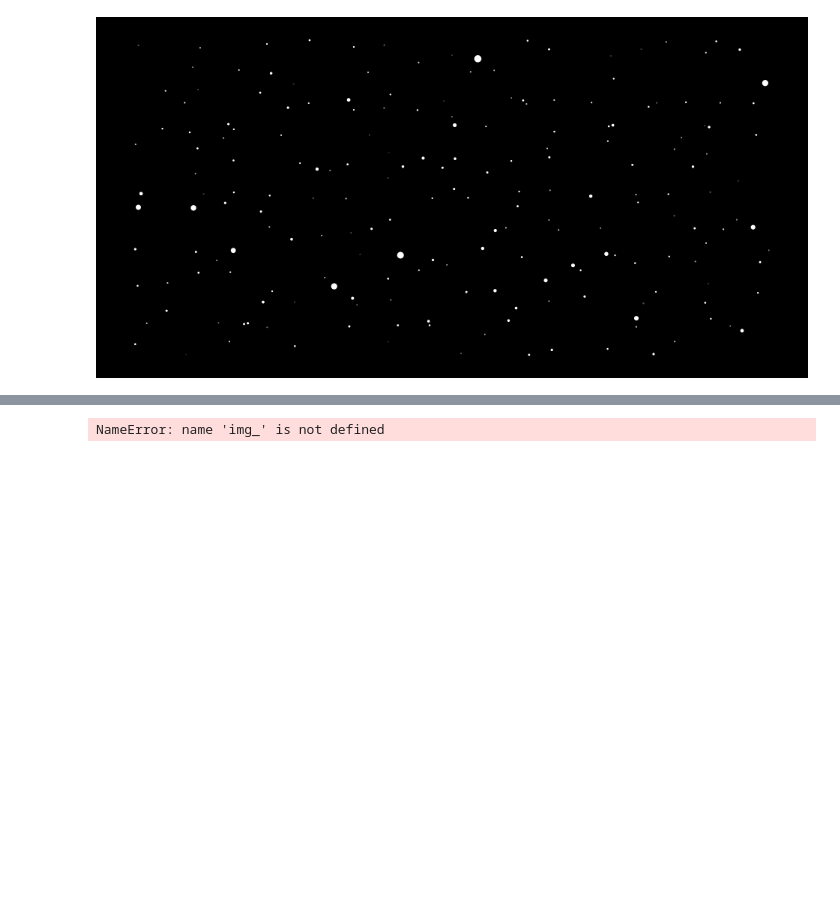
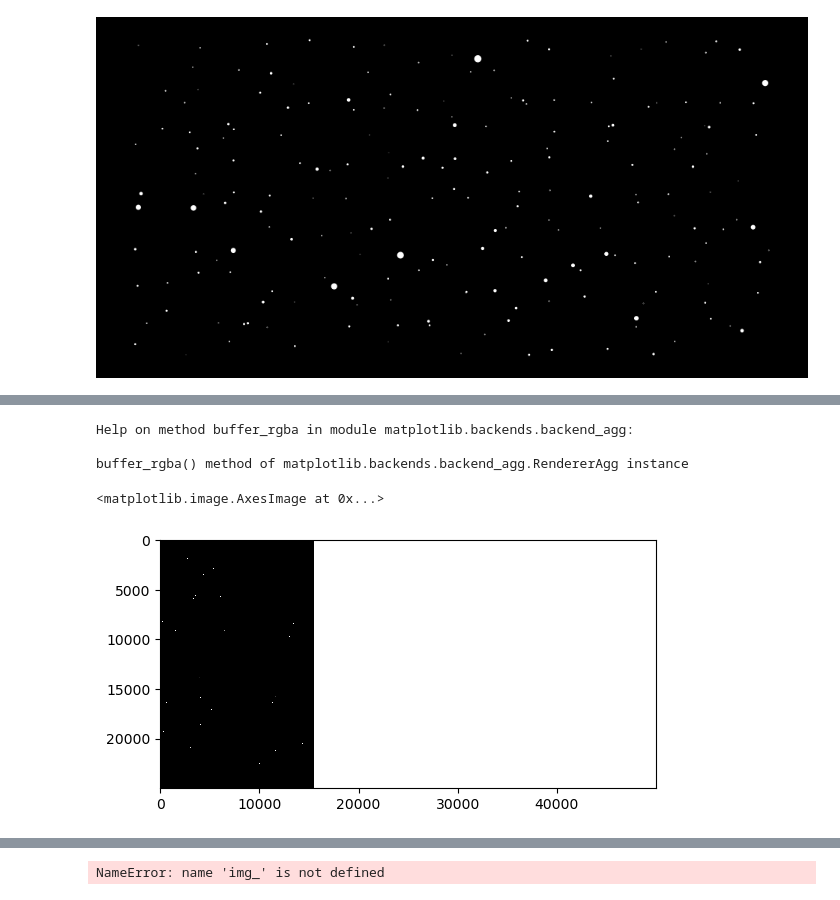
Before and after one commit to Ywatcher/GameNotesPanda3D, a Jupyter notebook: p1/6.1_starlight.ipynb, the cells around one changed output, grey strips where cells are left out. Cells and saved outputs as stored; diff of their text form; code cells hidden in the pictures; blank space fills up the shorter version.

```diff
--- a/p1/6.1_starlight.ipynb
+++ b/p1/6.1_starlight.ipynb
@@ -267,3 +300,9 @@ plt.show()
+# %%
+help(canvas.renderer.buffer_rgba)
+# %% [output]
+Help on method buffer_rgba in module matplotlib.backends.backend_agg:
+
+buffer_rgba() method of matplotlib.backends.backend_agg.RendererAgg instance
 # %%
 # with hidden window context
 # https://stackoverflow.com/questions/51627603/opengl-render-view-without-a-visible-window-in-python
@@ -273,6 +312,13 @@ plt.show()
 # %%
 # you should use gloo and context
 # to avoid context conflict with panda3d
+# %%
+from matplotlib import pyplot as plt
+# plt.figure(figsize=(600,300))
+plt.imshow(data, interpolation='nearest',)
+# %% [output]
+<matplotlib.image.AxesImage at 0x...>
+[figure, added]
 # %%
 import sys
 from vispy import app, scene, visuals,use
```
Also changed, not shown: parts of 9 cells of this notebook, 1 other file.
